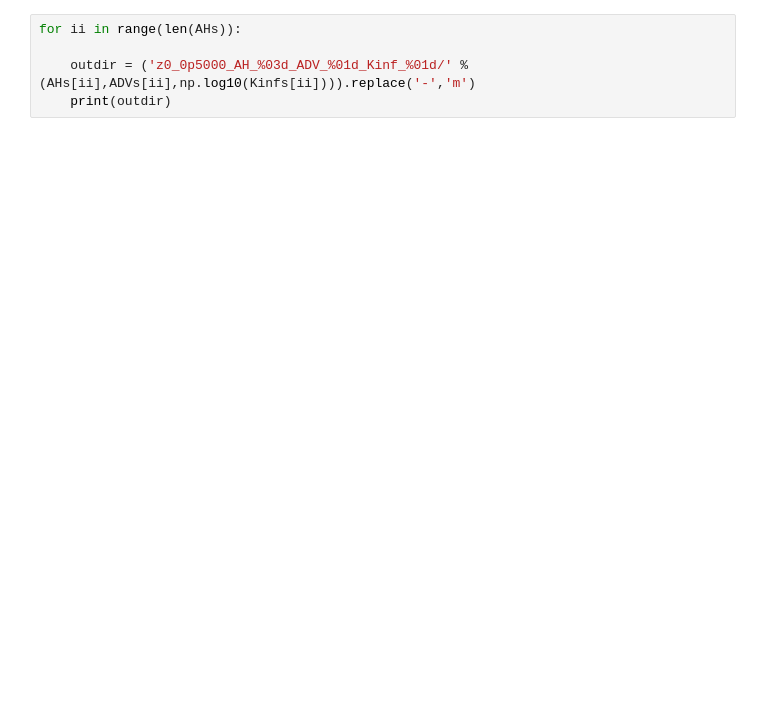
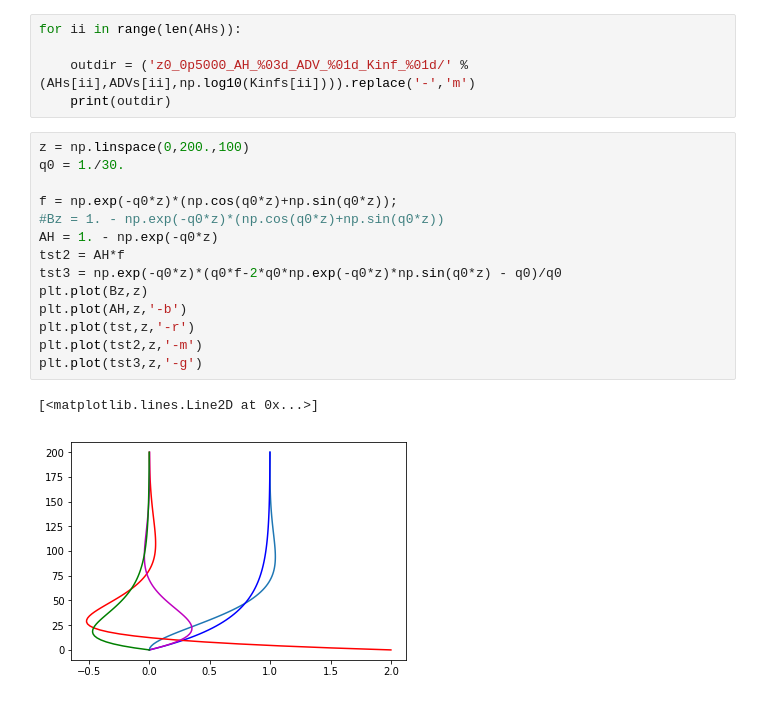
Before and after one commit to rmholmes/Slope_Tracer, a Jupyter notebook: Testing.ipynb, the cells around one changed output. Saved outputs shown, nothing was run; the diff lists cells and outputs as text; blank space fills up the shorter version.

```diff
--- a/Testing.ipynb
+++ b/Testing.ipynb
@@ -20,3 +22,20 @@ for ii in range(len(AHs)):
 
     outdir = ('z0_0p5000_AH_%03d_ADV_%01d_Kinf_%01d/' % (AHs[ii],ADVs[ii],np.log10(Kinfs[ii]))).replace('-','m')
     print(outdir)
+# %%
+z = np.linspace(0,200.,100)
+q0 = 1./30.
+
+f = np.exp(-q0*z)*(np.cos(q0*z)+np.sin(q0*z));
+#Bz = 1. - np.exp(-q0*z)*(np.cos(q0*z)+np.sin(q0*z))
+AH = 1. - np.exp(-q0*z)
+tst2 = AH*f
+tst3 = np.exp(-q0*z)*(q0*f-2*q0*np.exp(-q0*z)*np.sin(q0*z) - q0)/q0
+plt.plot(Bz,z)
+plt.plot(AH,z,'-b')
+plt.plot(tst,z,'-r')
+plt.plot(tst2,z,'-m')
+plt.plot(tst3,z,'-g')
+# %% [output]
+[<matplotlib.lines.Line2D at 0x...>]
+[figure, added]
```
Also changed, not shown: parts of 4 cells of this notebook, 1 other file.
